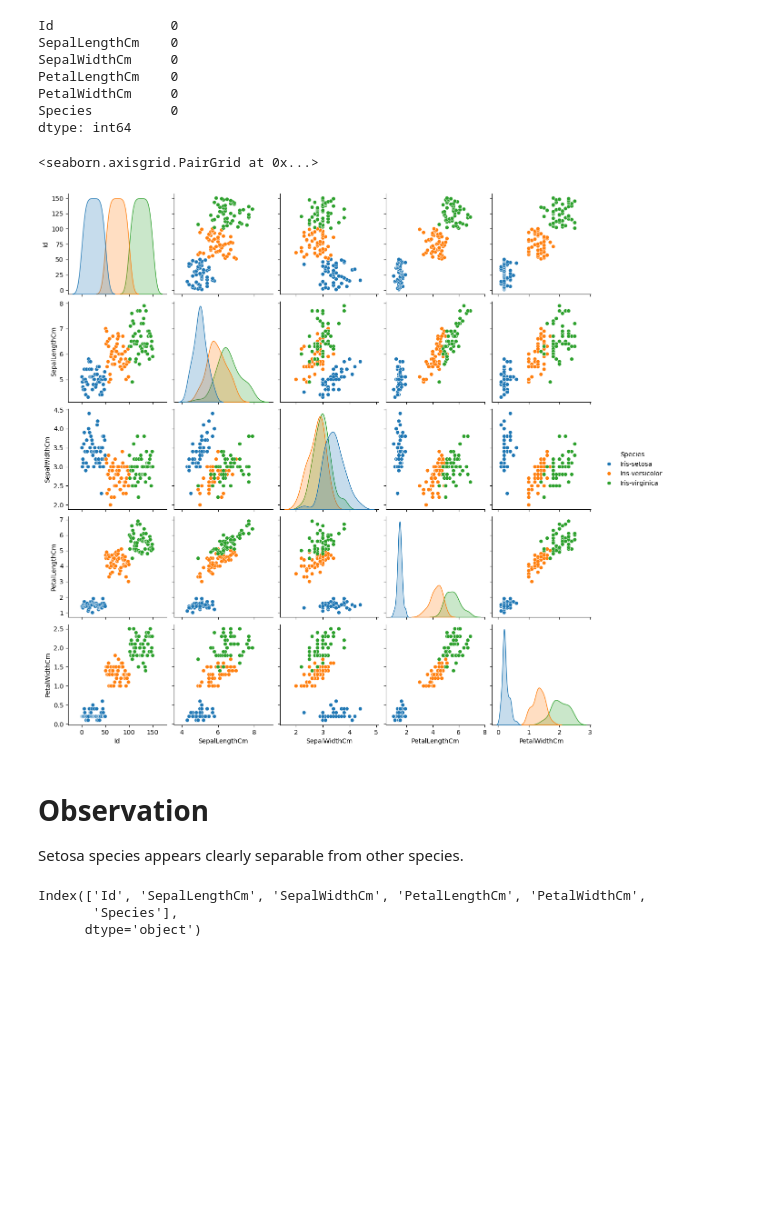
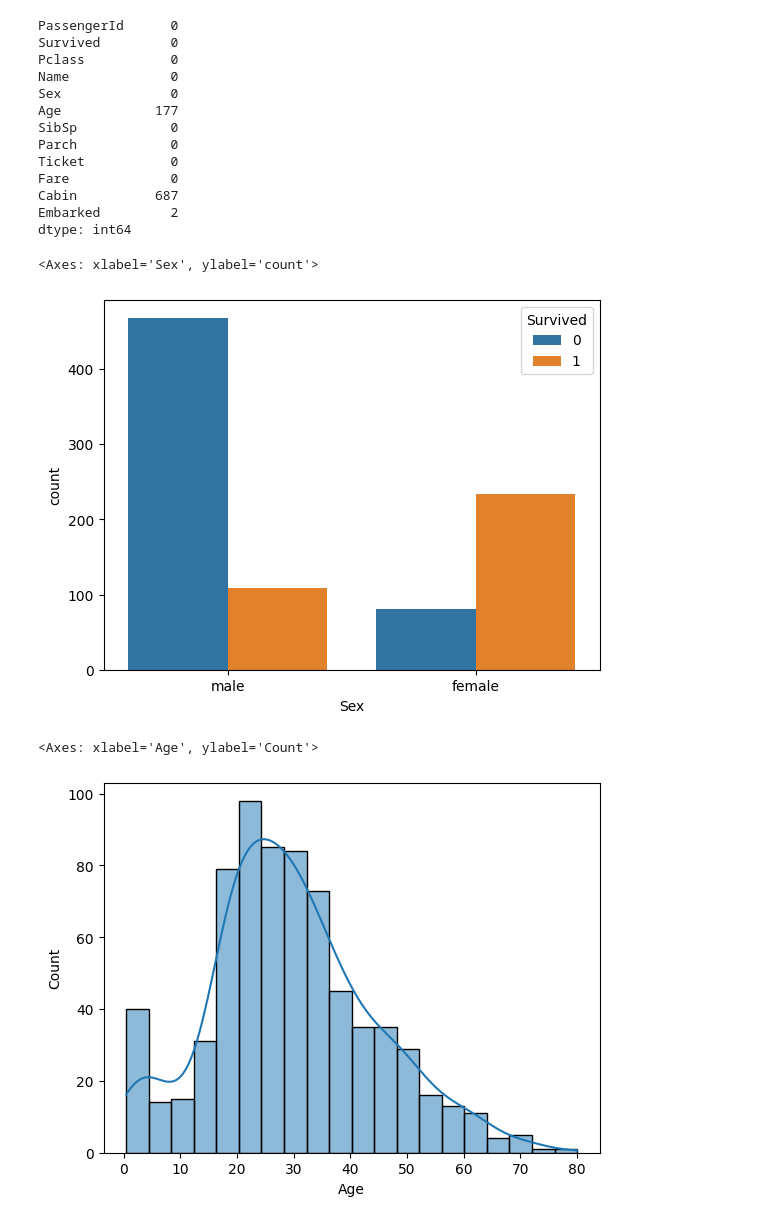
Before and after one commit to leelavardhanrajemmadi/Iris_Species_Predictor, a Jupyter notebook: noteooks/analysis.ipynb, the cells around one changed output. Drawn from its saved outputs; the diff is of its cells as text; code cells hidden in the pictures; blank space fills up the shorter version.

Commit message:
titanic dashboard

```diff
--- a/noteooks/analysis.ipynb
+++ b/noteooks/analysis.ipynb
@@ -3,7 +3,7 @@ import pandas as pd
 import seaborn as sns
 import matplotlib.pyplot as plt
 # %%
-df = pd.read_csv("../data/Iris.csv")
+df = pd.read_csv("../data/titanic.csv")
 
 df.head()
 # %% [output]
@@ -32,25 +20,26 @@ df.describe()
 # %%
 df.isnull().sum()
 # %% [output]
-Id               0
-SepalLengthCm    0
-SepalWidthCm     0
-PetalLengthCm    0
-PetalWidthCm     0
-Species          0
+PassengerId      0
+Survived         0
+Pclass           0
+Name             0
+Sex              0
+Age            177
+SibSp            0
+Parch            0
+Ticket           0
+Fare             0
+Cabin          687
+Embarked         2
 dtype: int64
 # %%
-sns.pairplot(df, hue="Species")
+sns.countplot(x=df["Sex"], hue=df["Survived"])
 # %% [output]
-<seaborn.axisgrid.PairGrid at 0x...>
+<Axes: xlabel='Sex', ylabel='count'>
-[figure, old version]
+[figure, new version]
-# %% [markdown]
-# Observation
-
-Setosa species appears clearly separable from other species.
-# %%
-df.columns
-# %% [output]
-Index(['Id', 'SepalLengthCm', 'SepalWidthCm', 'PetalLengthCm', 'PetalWidthCm',
-       'Species'],
-      dtype='object')
+# %%
+sns.histplot(df["Age"], kde=True)
+# %% [output]
+<Axes: xlabel='Age', ylabel='Count'>
+[figure, added]
```
Also changed, not shown: parts of 4 cells of this notebook, 9 other files.
